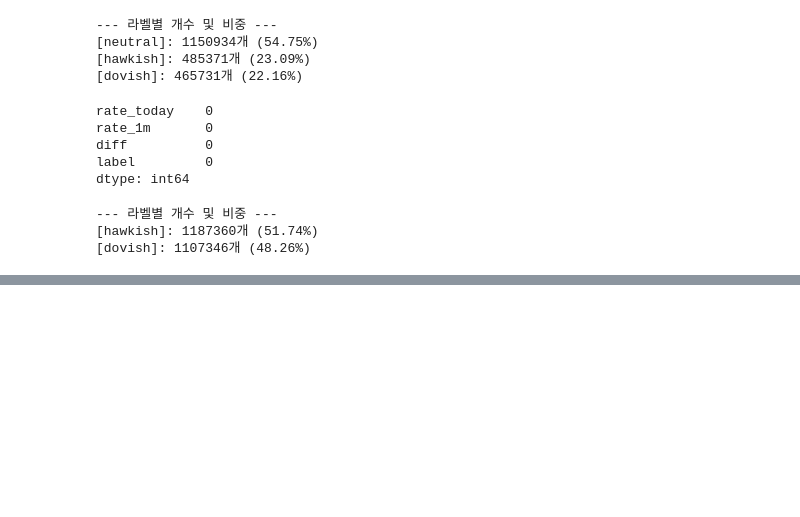
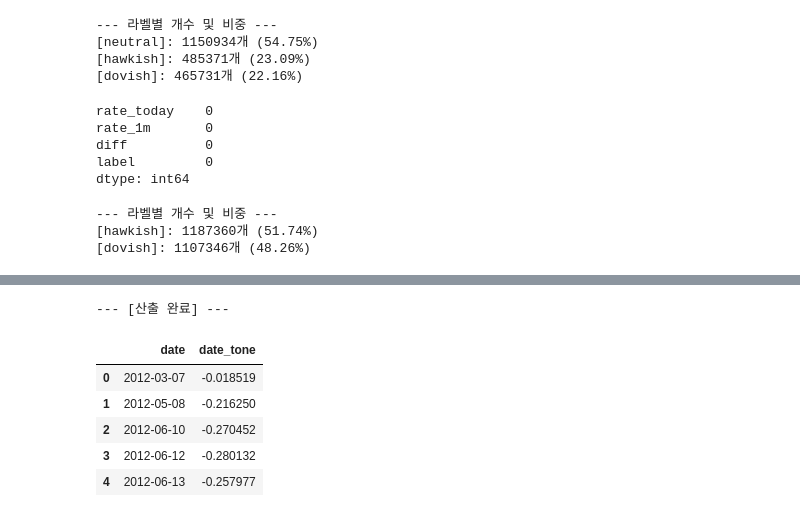
Before and after one commit to kdt-fda/team2_forecast_pjt, a Jupyter notebook: labeling/labeling.ipynb, the cells around one changed output, grey strips where cells are left out. Cells and saved outputs as stored; diff of their text form; code cells hidden in the pictures; blank space fills up the shorter version.

```diff
--- a/labeling/labeling.ipynb
+++ b/labeling/labeling.ipynb
@@ -172,0 +225,10 @@ import numpy as np
+# %%
+# intensity threshold = 1.3 기준으로 단어 사전 구축
+hawkish_lexicon = final_lexicon[final_lexicon['polarity_score'] > 1.3]
+dovish_lexicon = final_lexicon[final_lexicon['polarity_score'] < (1/1.3)]
+
+print(f"hawkish 단어: {len(hawkish_lexicon)}개 발견")
+print(f"dovish 단어: {len(dovish_lexicon)}개 발견")
+
+hawkish_set = set(hawkish_lexicon.index)
+dovish_set = set(dovish_lexicon.index)
@@ -172,0 +238,25 @@ import numpy as np
+# %%
+# 문장
+def calculate_tone(n_hawkish, n_dovish):
+    denominator = n_hawkish + n_dovish
+    if denominator == 0:
+        return 0  # 매/비 단어가 하나도 없으면 중립(0)
+    return (n_hawkish - n_dovish) / denominator
+
+# 문장 tone 지수 계산
+df_study['n_h_feat'] = df_study['tokens'].apply(lambda x: len([w for w in x if w in hawkish_set]))
+df_study['n_d_feat'] = df_study['tokens'].apply(lambda x: len([w for w in x if w in dovish_set]))
+df_study['tone_s'] = df_study.apply(lambda row: calculate_tone(row['n_h_feat'], row['n_d_feat']), axis=1)
+
+# 문장별 dovish, hawkish 여부 표시
+df_study['is_h_sent'] = df_study['tone_s'] > 0
+df_study['is_d_sent'] = df_study['tone_s'] < 0
+# %%
+# 문서
+# 문서별로 매파 문장 수와 비둘기파 문장 수 sum
+doc_level = df_study.groupby(['doc_id', 'date']).agg(
+    n_h_sents=('is_h_sent', 'sum'),
+    n_d_sents=('is_d_sent', 'sum')
+).reset_index()
+
+doc_level['tone_i'] = doc_level.apply(lambda row: calculate_tone(row['n_h_sents'], row['n_d_sents']), axis=1)
@@ -172,0 +277,14 @@ import numpy as np
+# %%
+# 날짜별 지수 계산
+daily_tone = doc_level.groupby('date')['tone_i'].mean().reset_index()
+daily_tone.columns = ['date', 'date_tone']
+
+display(daily_tone.head())
+# %% [output]
+--- [산출 완료] ---
+|  | date | date_tone |
+| 0 | 2012-03-07 | -0.018519 |
+| 1 | 2012-05-08 | -0.216250 |
+| 2 | 2012-06-10 | -0.270452 |
+| 3 | 2012-06-12 | -0.280132 |
+| 4 | 2012-06-13 | -0.257977 |
```
Also changed, not shown: parts of 7 cells of this notebook.
